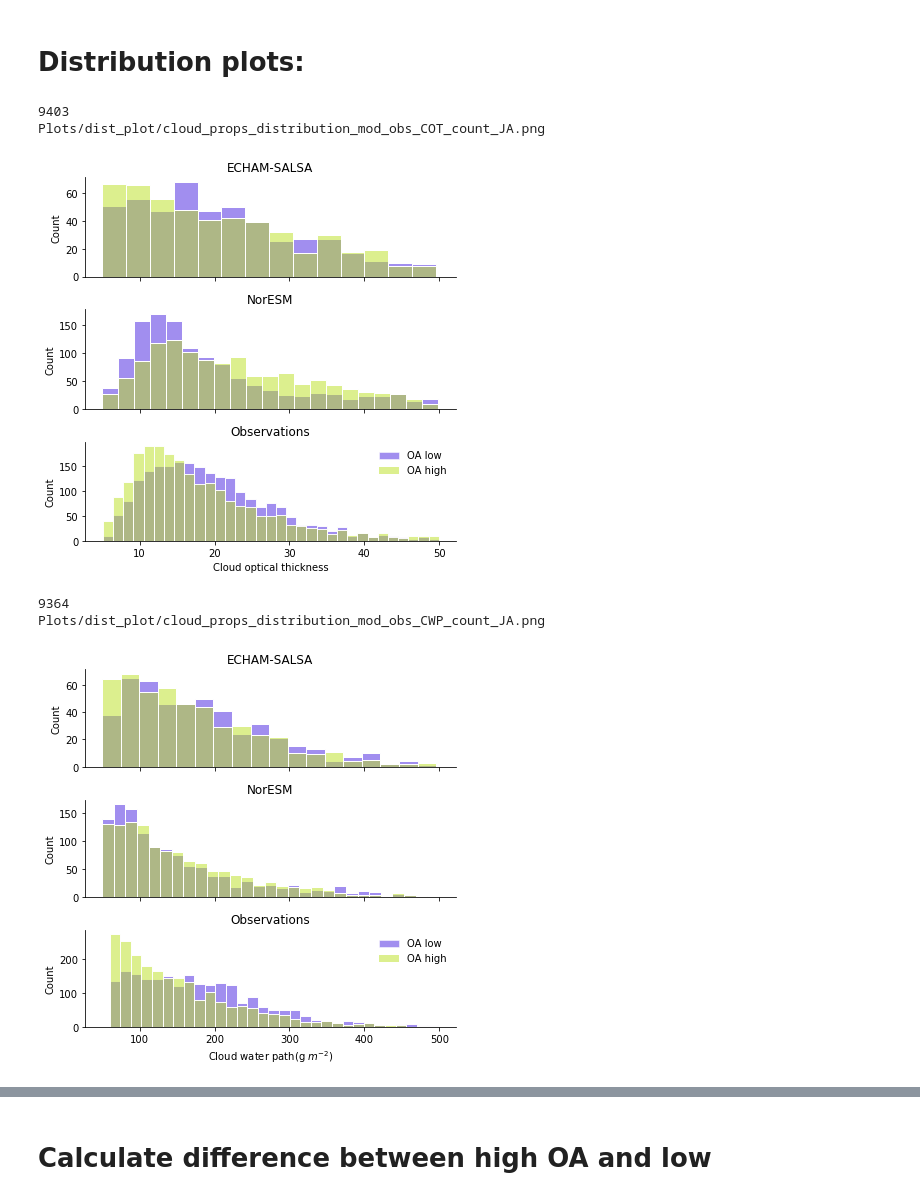
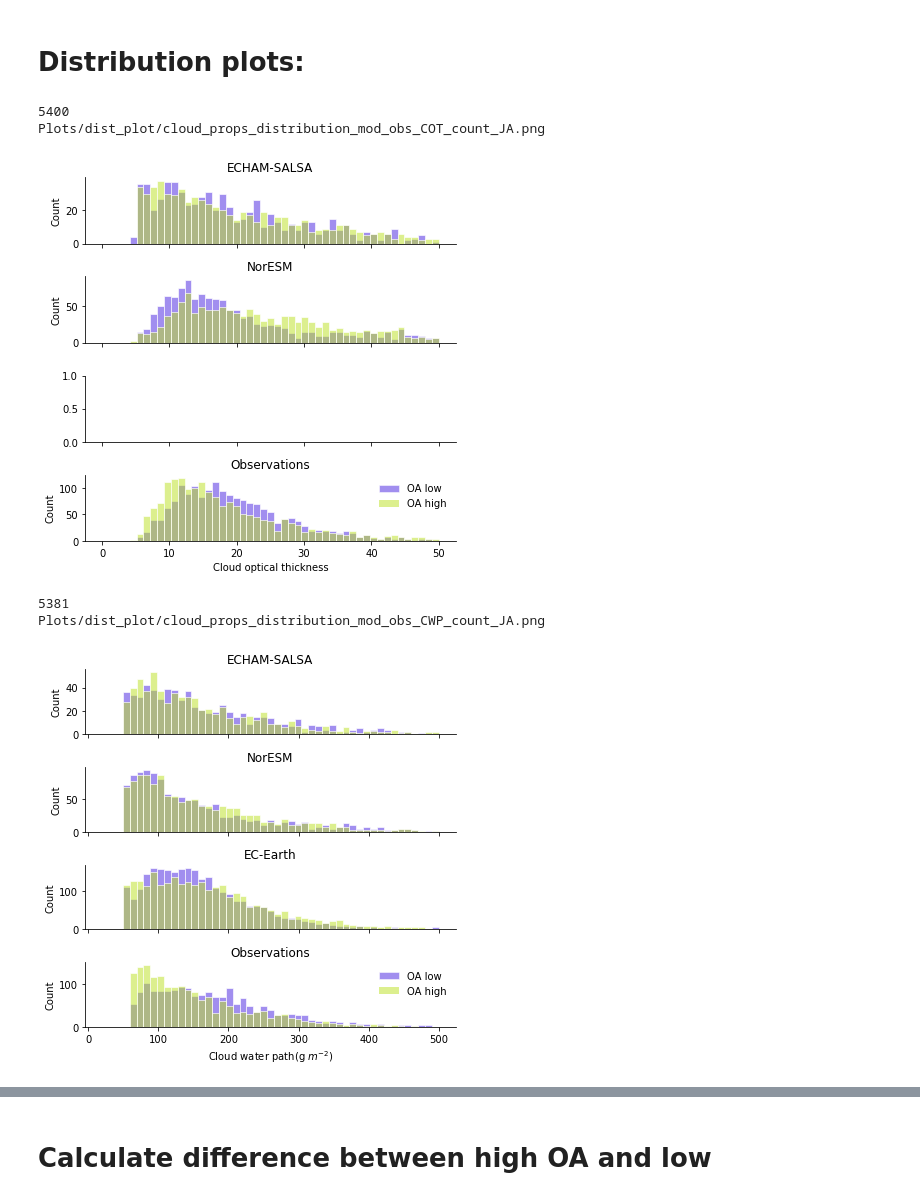
Before and after one commit to sarambl/BS-FDBCK, a Jupyter notebook: bs_fdbck/notebooks/03-cloud_properties/SMR/01-02_confidence_interval_diff_median_my_data-SMR_JA.ipynb, the cells around one changed output, grey strips where cells are left out. Drawn from its saved outputs; the diff is of its cells as text; code cells hidden in the pictures.

Commit message:
Updated and working for both stations cloud properties. Homogenized the settings.

```diff
--- a/bs_fdbck/notebooks/03-cloud_properties/SMR/01-02_confidence_interval_diff_median_my_data-SMR_JA.ipynb
+++ b/bs_fdbck/notebooks/03-cloud_properties/SMR/01-02_confidence_interval_diff_median_my_data-SMR_JA.ipynb
@@ -581,6 +538,0 @@ model_name_echam
-# %%
-df_mod = dic_df[model_name_noresm]
-mask_liq_cloudtop = (df_mod['FCTL']>0.05) & (df_mod['FCTL']/(df_mod['FCTL']+df_mod['FCTI'])>.8)
-
-df_mod.loc[:,'mask_liq_cloudtop'] = mask_liq_cloudtop
-dic_df[model_name_noresm] = df_mod[mask_liq_cloudtop]
@@ -610,3 +538,0 @@ rn_dic_obs = {
-# %%
-for key, rn in zip([model_name_noresm, model_name_echam,'Observations'], [rn_dic_noresm, rn_dic_echam, rn_dic_obs]):
-    dic_df[key] = dic_df[key].rename(rn, axis=1)
@@ -618,5 +550,7 @@ for key, rn in zip([model_name_noresm, model_name_echam,'Observations'], [rn_dic
 dic_bins = dict()
 dic_bins[model_name_noresm] = pd.IntervalIndex.from_breaks([   50,  80,  110, 140, 170, 200,230, 500])
 dic_bins[model_name_echam] = pd.IntervalIndex.from_breaks([   50,  80,  110, 140, 170, 200,230, 500])
+dic_bins[model_name_ec_earth] = pd.IntervalIndex.from_breaks([   50,  80,  110, 140, 170, 200,230, 500])
+dic_bins['Observations'] = pd.IntervalIndex.from_breaks([   50,  80,  110, 140, 170, 200,230, 500])
 # %% [markdown]
 ### Bin model data:
@@ -630,0 +566,3 @@ varl_categories
+# %%
+varlist_notna = ['OA','CWP','COT','r_eff']
+varlist_notna_noCOT = set(varlist_notna)-set(['COT'])
@@ -708,16 +713,18 @@ cmap_list = ['#441FE0','#BBE01F'][::-1]#cmap(a) for a in np.linspace(0,1,8)]
 
 palette_OA = cmap_list[0:2]
 # %%
-fig, axs = plt.subplots(3,1, sharex=True, figsize =[6,6])
+fig, axs = plt.subplots(4,1, sharex=True, figsize =[6,6])
 v_x = 'COT'
 x_cut = 100
 v_hue = 'OA_category'
 hue_order=['OA low', 'OA high'][::-1]
-
+_bins = np.linspace(0,50)
 _palette = palette_OA#cmap_list[0:2]
 
 
 for key, ax in zip(dic_df.keys(), axs):
+    if key=='EC-Earth':
+        continue
     _df = dic_df[key].copy()
     _df = _df[_df[v_x]<x_cut]
 
@@ -729,7 +736,8 @@ for key, ax in zip(dic_df.keys(), axs):
         palette=_palette,
         legend=False,
         edgecolor='w',
-        ax = ax
+        ax = ax,
+        bins=_bins,
     )
 #plt.ylim([0,250])
     ax.set_title(key)#'Observations')
@@ -737,43 +745,43 @@ for key, ax in zip(dic_df.keys(), axs):
 
 
 custom_lines = [Line2D([0], [0], color=cmap_list[0], lw=4),
                 Line2D([0], [0], color=cmap_list[1], lw=4),
                # Line2D([0], [0], color=cmap(1.), lw=4)
 
                ]
 
 leg_els = [
 
     Patch(edgecolor='w',alpha = .5, facecolor=_palette[1], label='OA low'),
     Patch(edgecolor=None, alpha = .5,facecolor=_palette[0], label='OA high'),
 
 ]
 
 ax.legend(handles = leg_els, frameon=False)
 ax.set_xlabel('Cloud optical thickness')
 #plt.ylim([0,250])
 print(len(_df))
 sns.despine(fig)
 
 fn = make_fn('mod_obs', v_x,'count',comment='distribution', distplot=True)
 print(fn)
 
 #fig.savefig(fn, dpi=150)
 fig.tight_layout()
 fig.savefig(fn, dpi=150)
 fig.savefig(fn.with_suffix('.pdf'), dpi=150)
 # %% [output]
-9403
+5400
 Plots/dist_plot/cloud_props_distribution_mod_obs_COT_count_JA.png
-[figure, old version]
+[figure, new version]
 # %%
-fig, axs = plt.subplots(3,1, sharex=True, figsize =[6,6])
+fig, axs = plt.subplots(4,1, sharex=True, figsize =[6,6])
 
 v_x = 'CWP'
 x_cut = 500
 v_hue = 'OA_category'
 hue_order=['OA low', 'OA high'][::-1]
-
+_bins = np.linspace(20,500)
 _palette = palette_OA#cmap_list[0:2]
 
 
@@ -789,7 +797,8 @@ for key, ax in zip(dic_df.keys(), axs):
         palette=_palette,
         legend=False,
         edgecolor='w',
-        ax = ax
+        ax = ax,
+        bins = _bins,
     )
 #plt.ylim([0,250])
     ax.set_title(key)#'Observations')
@@ -828,6 +837,6 @@ fig.tight_layout()
 fig.savefig(fn, dpi=150)
 fig.savefig(fn.with_suffix('.pdf'), dpi=150)
 # %% [output]
-9364
+5381
 Plots/dist_plot/cloud_props_distribution_mod_obs_CWP_count_JA.png
-[figure, old version]
+[figure, new version]
```
Also changed, not shown: parts of 104 cells of this notebook, 39 other files.
